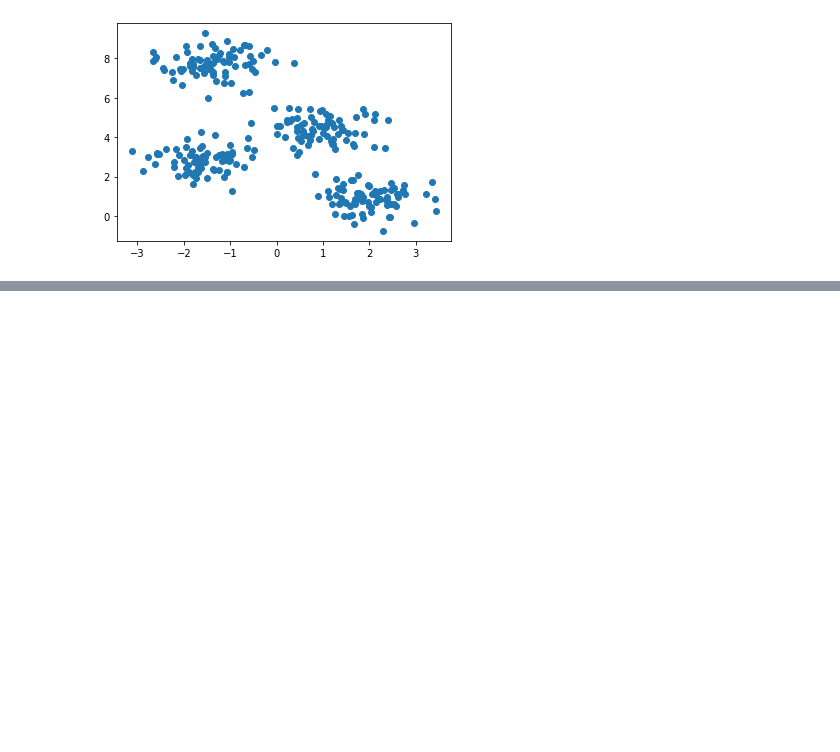
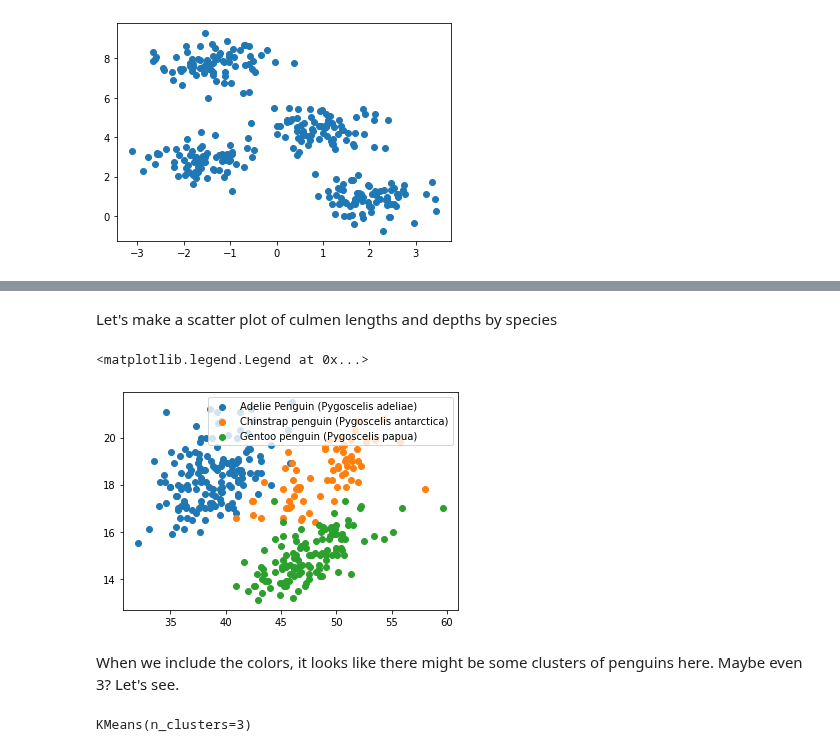
Before and after one commit to PhilChodrow/PIC16A, a Jupyter notebook: Content_Mike/ML/Answers/Clustering.ipynb, the cells around one changed output, grey strips where cells are left out. Drawn from its saved outputs; the diff is of its cells as text; code cells hidden in the pictures; blank space fills up the shorter version.

```diff
--- a/Content_Mike/ML/Answers/Clustering.ipynb
+++ b/Content_Mike/ML/Answers/Clustering.ipynb
@@ -36,0 +81,23 @@ Visually, it appears that there are 4 clusters. Let's import `KMeans` and see ho
+# %% [markdown]
+Let's make a scatter plot of culmen lengths and depths by species
+# %%
+fig,ax=plt.subplots(1)
+
+for species in penguins['Species'].unique():
+    df=penguins[penguins['Species']==species]
+    ax.scatter(df['Culmen Length (mm)'],
+               df['Culmen Depth (mm)'],
+               label=species)
+ax.legend()
+# %% [output]
+<matplotlib.legend.Legend at 0x...>
+[figure, added]
+# %% [markdown]
+When we include the colors, it looks like there might be some clusters of penguins here. Maybe even 3? Let's see.
+# %%
+X=penguins[["Culmen Length (mm)", "Culmen Depth (mm)"]].dropna()
+
+kmeans=KMeans(n_clusters=3)
+kmeans.fit(X)
+# %% [output]
+KMeans(n_clusters=3)
```
Also changed, not shown: parts of 13 cells of this notebook, 3 other files.
